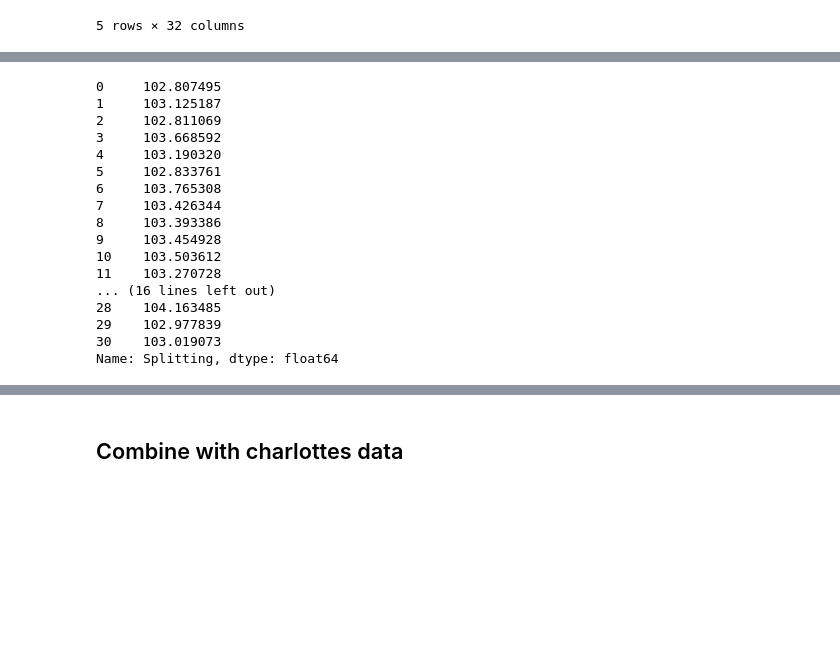
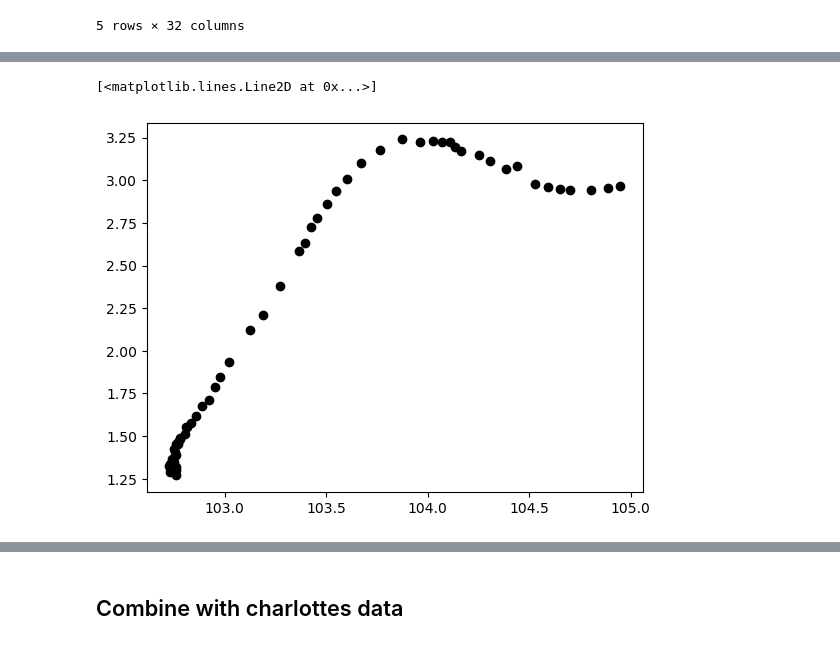
Before and after one commit to PennyWieser/DiadFit, a Jupyter notebook: docs/Examples/Diad_Fitting_Nov22nd2022/Stitch_Outputs_Together.ipynb, the cells around one changed output, grey strips where cells are left out. Cells and saved outputs as stored; diff of their text form; code cells hidden in the pictures; blank space fills up the shorter version.

```diff
--- a/docs/Examples/Diad_Fitting_Nov22nd2022/Stitch_Outputs_Together.ipynb
+++ b/docs/Examples/Diad_Fitting_Nov22nd2022/Stitch_Outputs_Together.ipynb
@@ -30,20 +51,5 @@ df2.head()
 # %%
-grp3['Splitting']
+plt.plot(df2['Splitting'], df2['Diad1_Voigt_Area']/df2['Diad1_Combofit_Height'], 'ok')
 # %% [output]
-0     102.807495
-1     103.125187
-2     102.811069
-3     103.668592
-4     103.190320
-5     102.833761
-6     103.765308
-7     103.426344
-8     103.393386
-9     103.454928
-10    103.503612
-11    103.270728
-... (16 lines left out)
-28    104.163485
-29    102.977839
-30    103.019073
-Name: Splitting, dtype: float64
+[<matplotlib.lines.Line2D at 0x...>]
+[figure, added]
```
Also changed, not shown: parts of 7 cells of this notebook.
